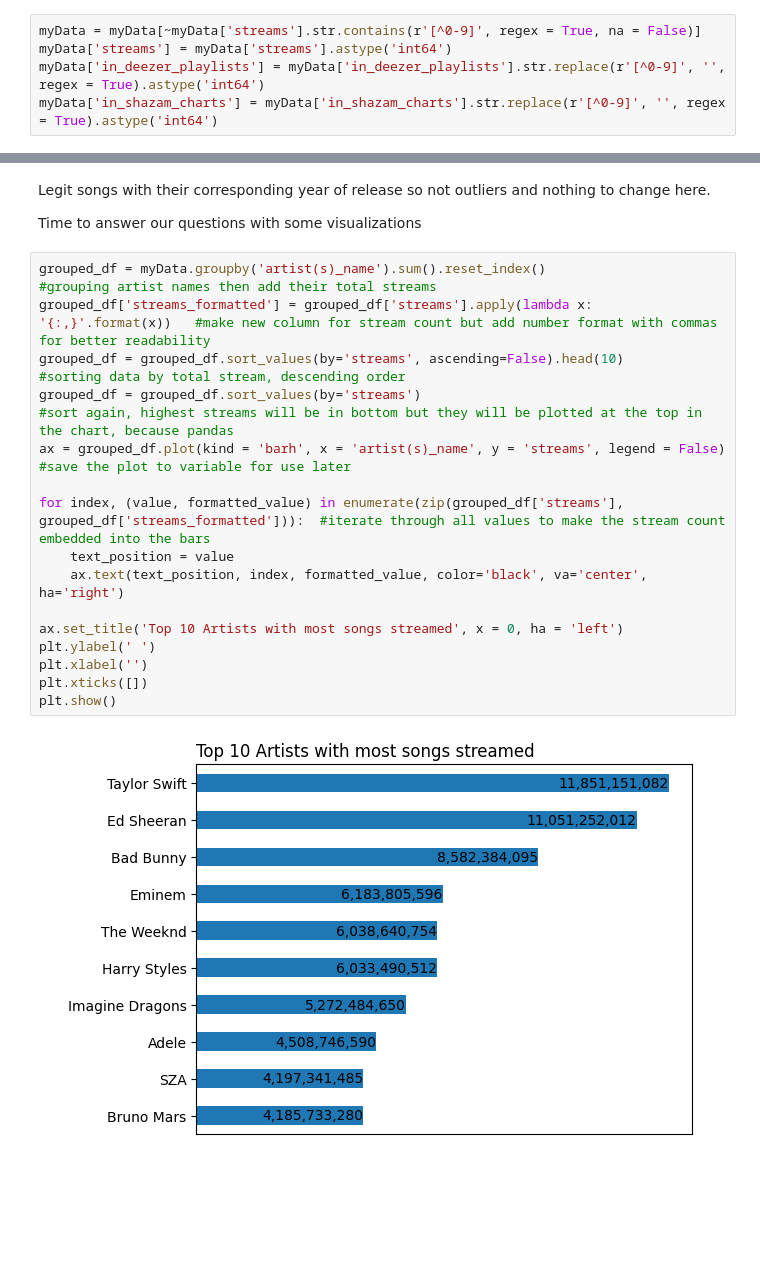
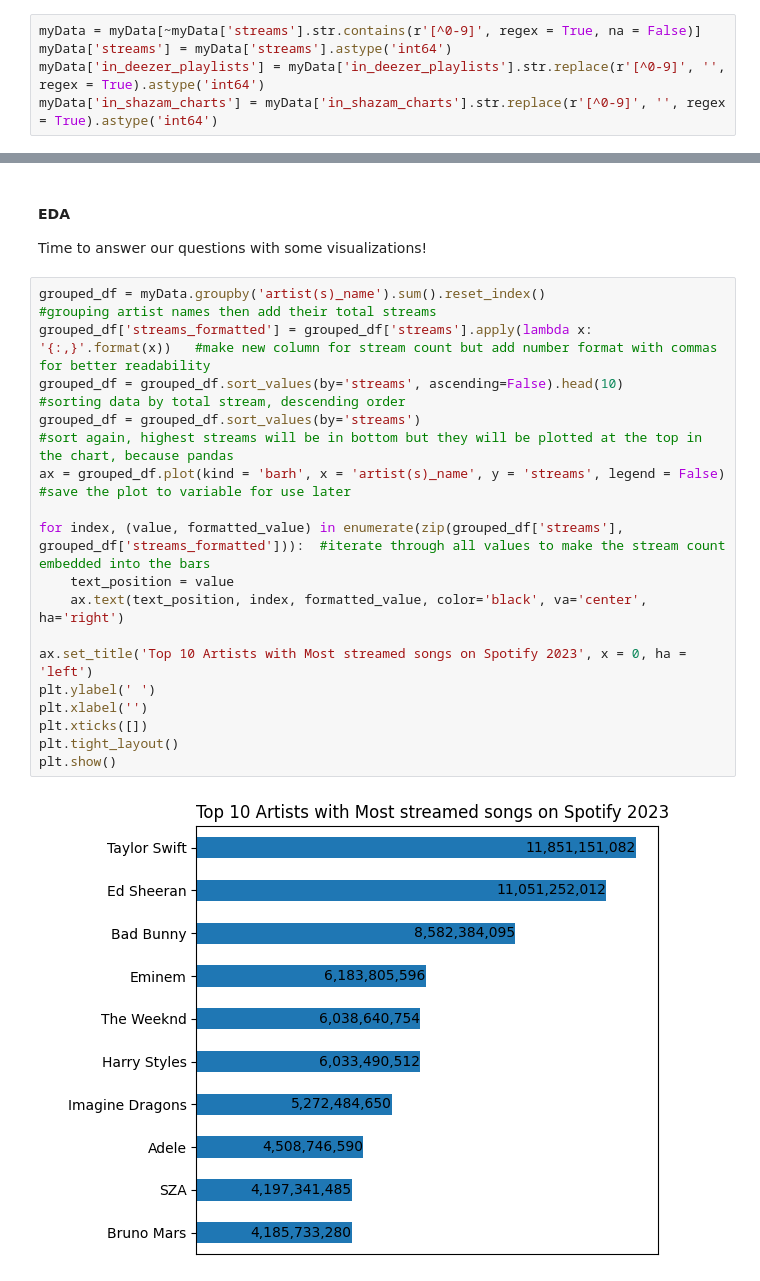
Before and after one commit to ad-mz/Python-Jupyter, a Jupyter notebook: case_study.ipynb, the cells around one changed output, grey strips where cells are left out. Cells and saved outputs as stored; diff of their text form; blank space fills up the shorter version.

Commit message:
More visualization added

```diff
--- a/case_study.ipynb
+++ b/case_study.ipynb
@@ -120,22 +99,22 @@ tempdf[columns_selected].head(10)
 # %% [markdown]
-Legit songs with their corresponding year of release so not outliers and nothing to change here.
-
-Time to answer our questions with some visualizations
+#### EDA
+Time to answer our questions with some visualizations!
 # %%
 grouped_df = myData.groupby('artist(s)_name').sum().reset_index()                           #grouping artist names then add their total streams
 grouped_df['streams_formatted'] = grouped_df['streams'].apply(lambda x: '{:,}'.format(x))   #make new column for stream count but add number format with commas for better readability
 grouped_df = grouped_df.sort_values(by='streams', ascending=False).head(10)                 #sorting data by total stream, descending order
 grouped_df = grouped_df.sort_values(by='streams')                                           #sort again, highest streams will be in bottom but they will be plotted at the top in the chart, because pandas
 ax = grouped_df.plot(kind = 'barh', x = 'artist(s)_name', y = 'streams', legend = False)    #save the plot to variable for use later
 
 for index, (value, formatted_value) in enumerate(zip(grouped_df['streams'], grouped_df['streams_formatted'])):  #iterate through all values to make the stream count embedded into the bars
     text_position = value
     ax.text(text_position, index, formatted_value, color='black', va='center', ha='right')
 
-ax.set_title('Top 10 Artists with most songs streamed', x = 0, ha = 'left')
+ax.set_title('Top 10 Artists with Most streamed songs on Spotify 2023', x = 0, ha = 'left')
 plt.ylabel(' ')
 plt.xlabel('')
 plt.xticks([])
+plt.tight_layout()
 plt.show()
 # %% [output]
-[figure, old version]
+[figure, new version]
```
Also changed, not shown: parts of 19 cells of this notebook, 1 other file.
